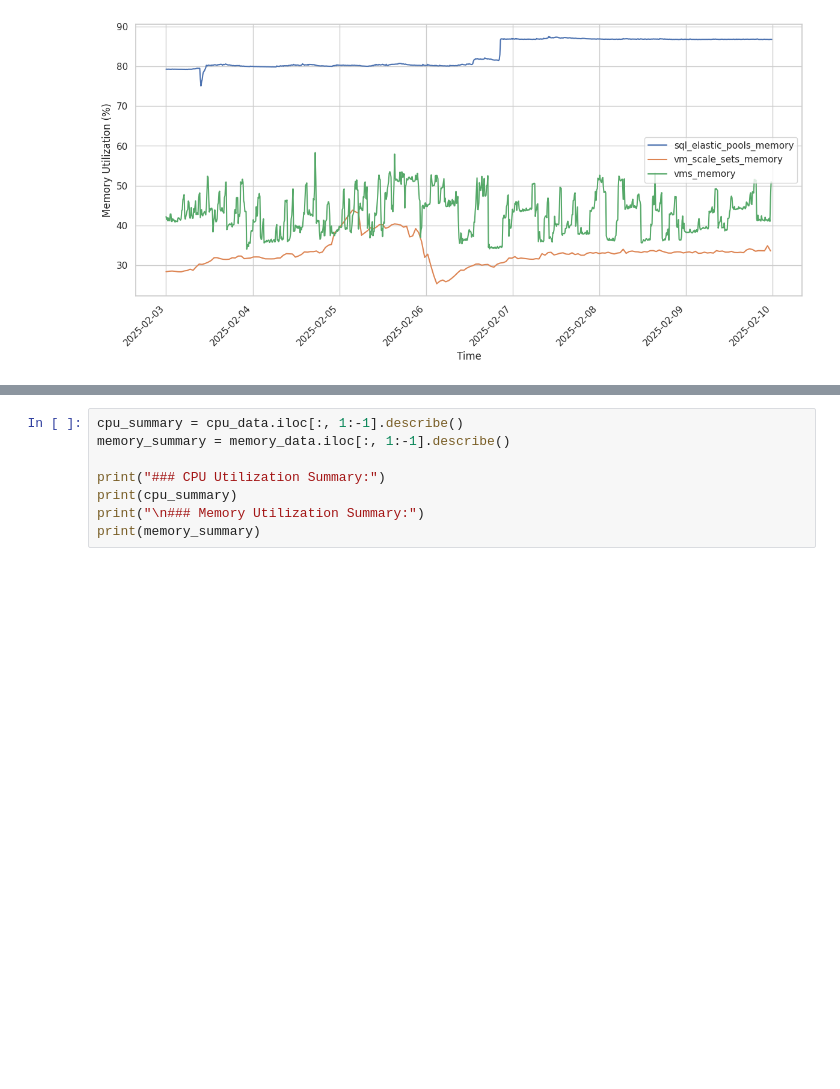
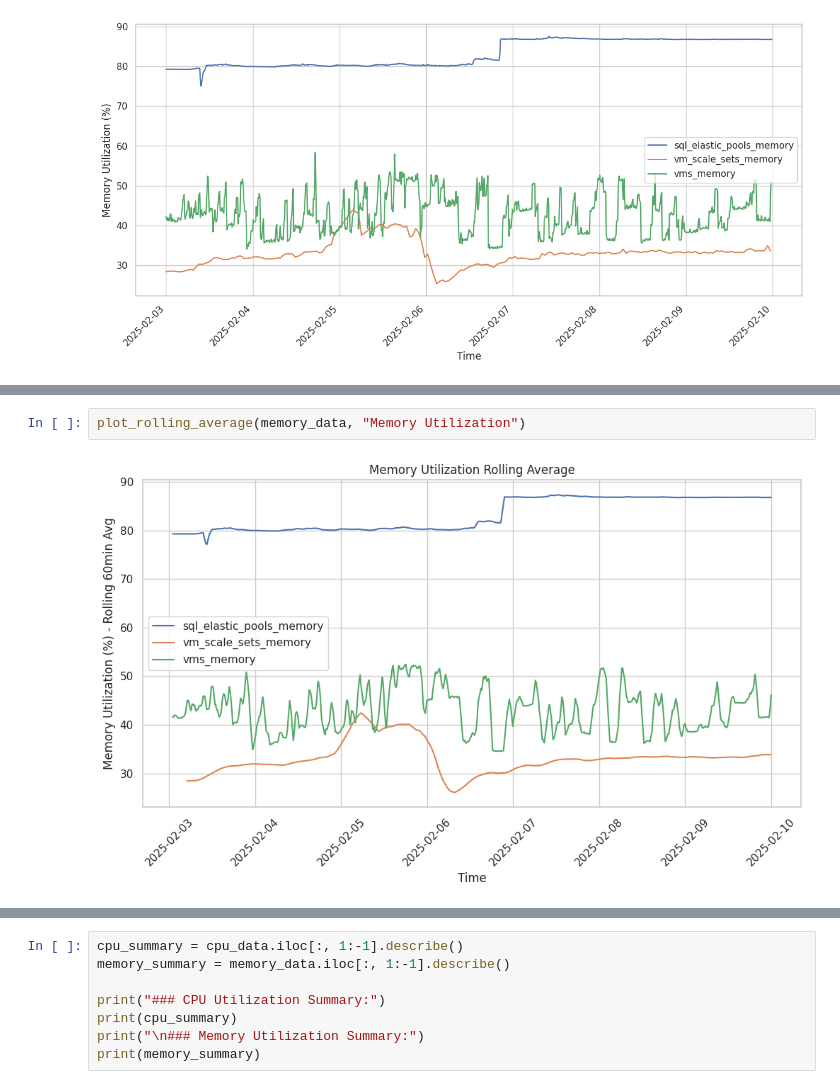
Before and after one commit to S2-group/afas-sci-case-study-2025, a Jupyter notebook: baseline_calculation/performance.ipynb, the cells around one changed output, grey strips where cells are left out. Drawn from its saved outputs; the diff is of its cells as text; blank space fills up the shorter version.

```diff
--- a/baseline_calculation/performance.ipynb
+++ b/baseline_calculation/performance.ipynb
@@ -64,0 +85,4 @@ plot_utilization(memory_data, "Memory Utilization")
+# %%
+plot_rolling_average(memory_data, "Memory Utilization")
+# %% [output]
+[figure, added]
```
Also changed, not shown: parts of 8 cells of this notebook.
